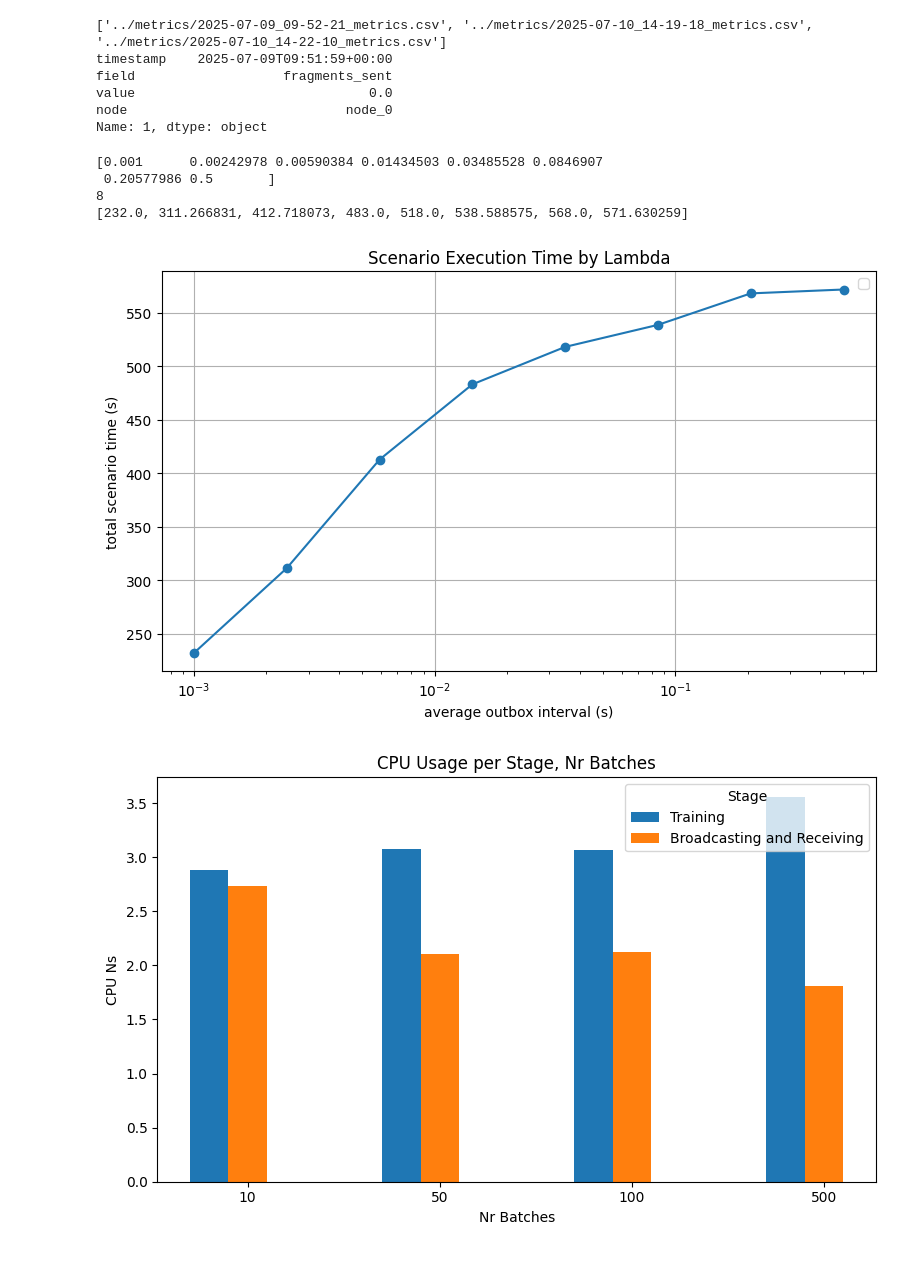
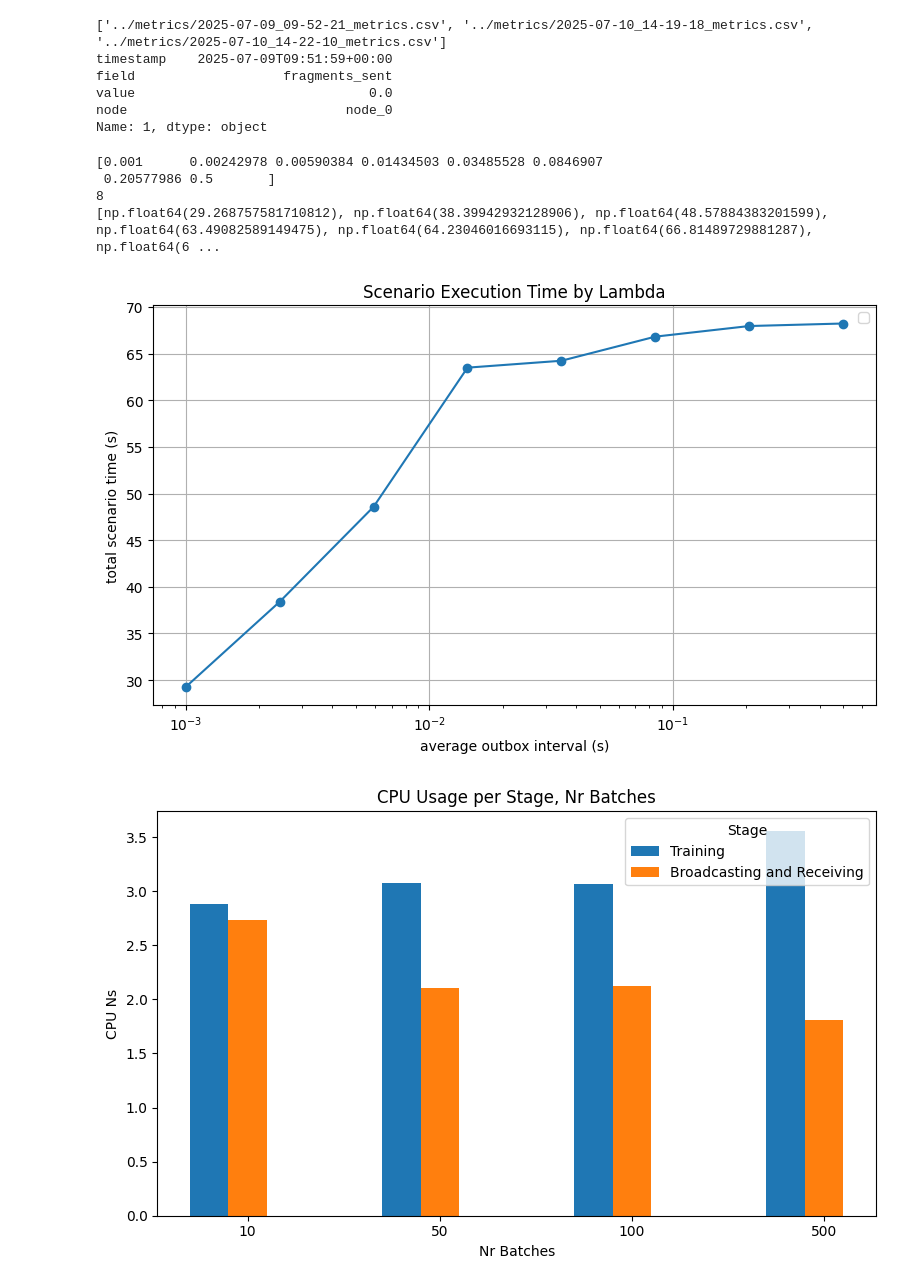
Before and after one commit to Altishofer/DFL_PeerBasedMixing, a Jupyter notebook: experiments/evaluation-plots.ipynb, the cells around one changed output. Cells and saved outputs as stored; diff of their text form; code cells hidden in the pictures.

```diff
--- a/experiments/evaluation-plots.ipynb
+++ b/experiments/evaluation-plots.ipynb
@@ -43,45 +43,39 @@ rt_files = get_filenames_in_folder(join(metrics_path, "run_time"))
 
 def deserizalize_time(str_time):
     return dt.datetime.fromisoformat(str_time)
 
-def get_duration(df, max_prop):
-    start = df['timestamp'].iloc[1]
-    filtered_df = df.loc[df['field'] == max_prop]
-    filtered_df_sorted = filtered_df.sort_values(by=['value', 'timestamp'], ascending=[False, True])
-    row = filtered_df_sorted.iloc[0]
-
-    end = row['timestamp']
-
-    return (deserizalize_time(end) - deserizalize_time(start)).total_seconds()
+def get_duration(df):
+    filtered_df = df.loc[df['field'] == "round_time"]
+    return filtered_df['value'].max()
 
 df_rt_files = [read_file(f) for f in rt_files]
-rt_list = [get_duration(df, 'fragments_received') for df in df_rt_files]
+rt_list = [get_duration(df) for df in df_rt_files]
 print(len(rt_list))
 print(rt_list)
 
 plt.figure(figsize=(8, 5))           # Optional: set figure size
 plt.plot(lambdas[:len(rt_list)], rt_list, marker='o')
 
 # Add labels and title
 plt.xlabel('average outbox interval (s)')
 plt.xscale('log')
 plt.ylabel('total scenario time (s)')
 plt.title('Scenario Execution Time by Lambda')
 
 # Add grid and legend
 plt.grid(True)
 plt.legend()
 
 # Show the plot
 plt.tight_layout()
 plt.savefig(join(figure_path, "time-per-scenario.png"))
 plt.show()
 # %% [output]
 [0.001      0.00242978 0.00590384 0.01434503 0.03485528 0.0846907
  0.20577986 0.5       ]
 8
-[232.0, 311.266831, 412.718073, 483.0, 518.0, 538.588575, 568.0, 571.630259]
+[np.float64(29.268757581710812), np.float64(38.39942932128906), np.float64(48.57884383201599), np.float64(63.49082589149475), np.float64(64.23046016693115), np.float64(66.81489729881287), np.float64(6 ...
-[figure, old version]
+[figure, new version]
 # %%
 # CPU utilization per state (training, waiting, aggregating, broadcasting)
 # y: Total CPU time per stage
```
Also changed, not shown: parts of 2 cells of this notebook, 7 other files.
